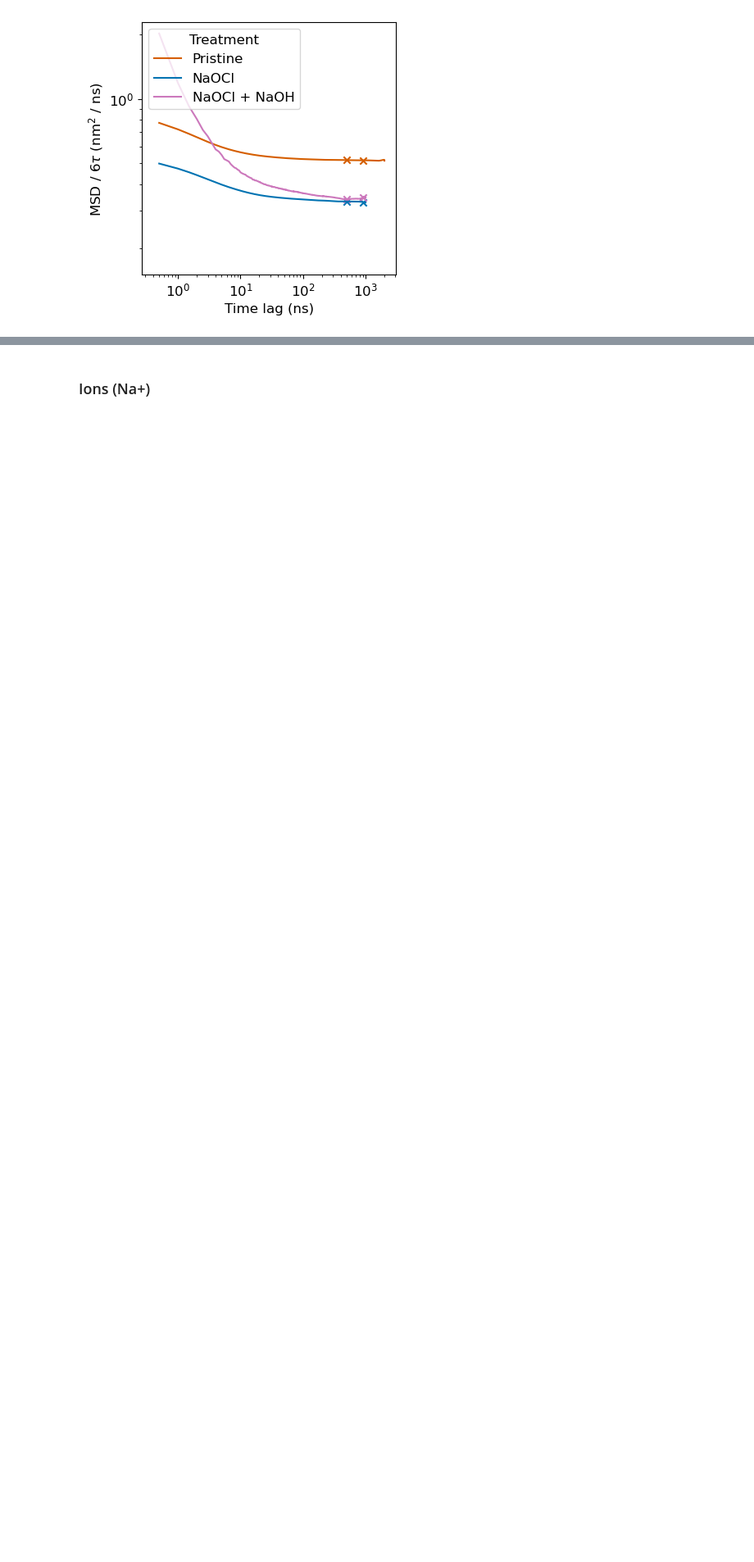
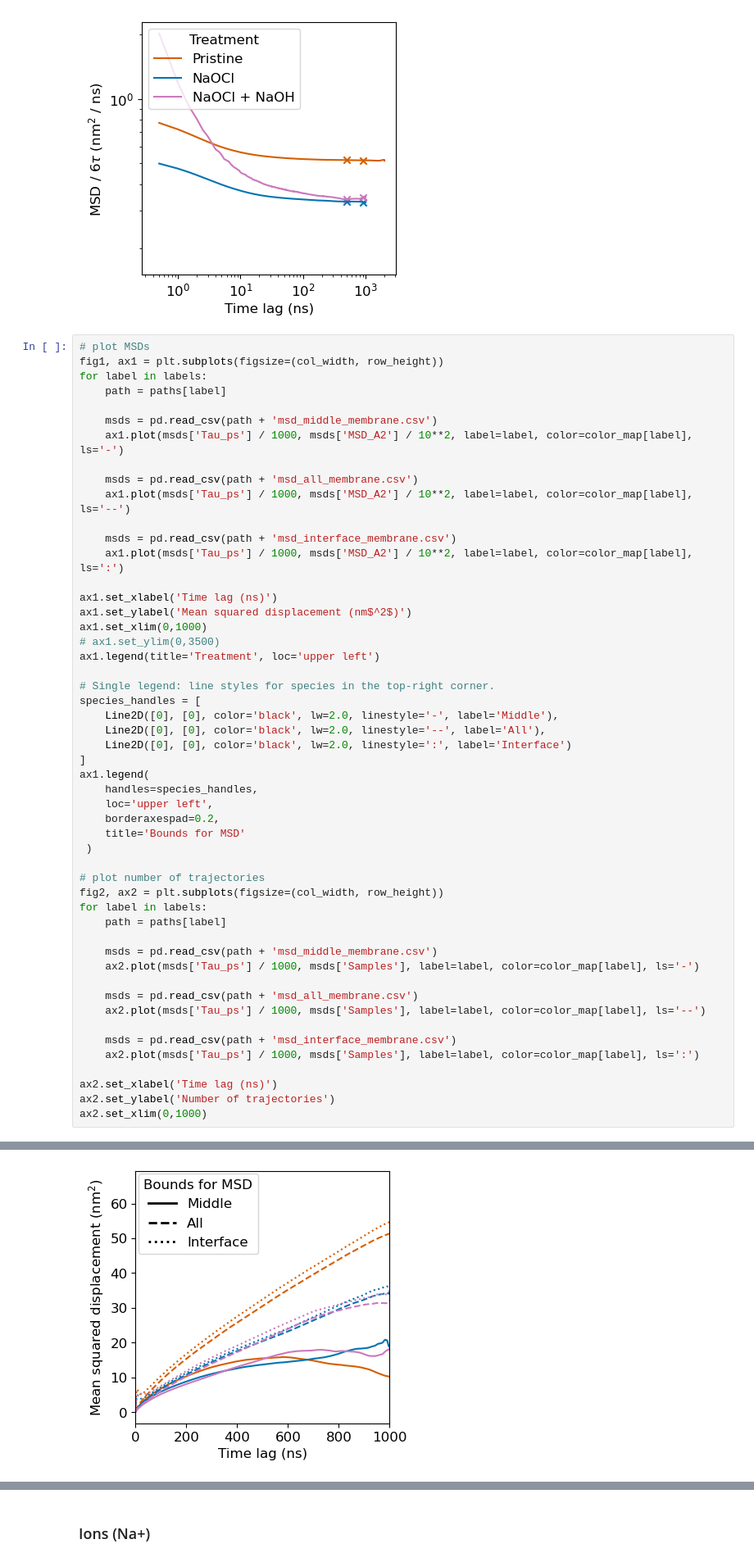
Before and after one commit to schwinns/polyamide-chlorination, a Jupyter notebook: paper/plot_chlorination.ipynb, the cells around one changed output, grey strips where cells are left out. Shown at 82% size. Drawn from its saved outputs; the diff is of its cells as text; blank space fills up the shorter version.

Commit message:
Update scripts and plots for state-dependent MSD

```diff
--- a/paper/plot_chlorination.ipynb
+++ b/paper/plot_chlorination.ipynb
@@ -199,3 +199,55 @@ ax2.legend(title='Treatment', loc='upper left')
 <matplotlib.legend.Legend at 0x...>
 [figure]
 [figure]
+# %%
+# plot MSDs
+fig1, ax1 = plt.subplots(figsize=(col_width, row_height))
+for label in labels:
+    path = paths[label]
+
+    msds = pd.read_csv(path + 'msd_middle_membrane.csv')
+    ax1.plot(msds['Tau_ps'] / 1000, msds['MSD_A2'] / 10**2, label=label, color=color_map[label], ls='-')
+
+    msds = pd.read_csv(path + 'msd_all_membrane.csv')
+    ax1.plot(msds['Tau_ps'] / 1000, msds['MSD_A2'] / 10**2, label=label, color=color_map[label], ls='--')
+
+    msds = pd.read_csv(path + 'msd_interface_membrane.csv')
+    ax1.plot(msds['Tau_ps'] / 1000, msds['MSD_A2'] / 10**2, label=label, color=color_map[label], ls=':')
+
+ax1.set_xlabel('Time lag (ns)')
+ax1.set_ylabel('Mean squared displacement (nm$^2$)')
+ax1.set_xlim(0,1000)
+# ax1.set_ylim(0,3500)
+ax1.legend(title='Treatment', loc='upper left')
+
+# Single legend: line styles for species in the top-right corner.
+species_handles = [
+    Line2D([0], [0], color='black', lw=2.0, linestyle='-', label='Middle'),
+    Line2D([0], [0], color='black', lw=2.0, linestyle='--', label='All'),
+    Line2D([0], [0], color='black', lw=2.0, linestyle=':', label='Interface')
+]
+ax1.legend(
+    handles=species_handles,
+    loc='upper left',
+    borderaxespad=0.2,
+    title='Bounds for MSD'
+ )
+
+# plot number of trajectories
+fig2, ax2 = plt.subplots(figsize=(col_width, row_height))
+for label in labels:
+    path = paths[label]
+
+    msds = pd.read_csv(path + 'msd_middle_membrane.csv')
+    ax2.plot(msds['Tau_ps'] / 1000, msds['Samples'], label=label, color=color_map[label], ls='-')
+
+    msds = pd.read_csv(path + 'msd_all_membrane.csv')
+    ax2.plot(msds['Tau_ps'] / 1000, msds['Samples'], label=label, color=color_map[label], ls='--')
+
+    msds = pd.read_csv(path + 'msd_interface_membrane.csv')
+    ax2.plot(msds['Tau_ps'] / 1000, msds['Samples'], label=label, color=color_map[label], ls=':')
+
+ax2.set_xlabel('Time lag (ns)')
+ax2.set_ylabel('Number of trajectories')
+ax2.set_xlim(0,1000)
+# %% [output]
@@ -201,0 +255 @@ ax2.legend(title='Treatment', loc='upper left')
+[figure, added]
```
Also changed, not shown: parts of 1 cell of this notebook, 2 other files.
